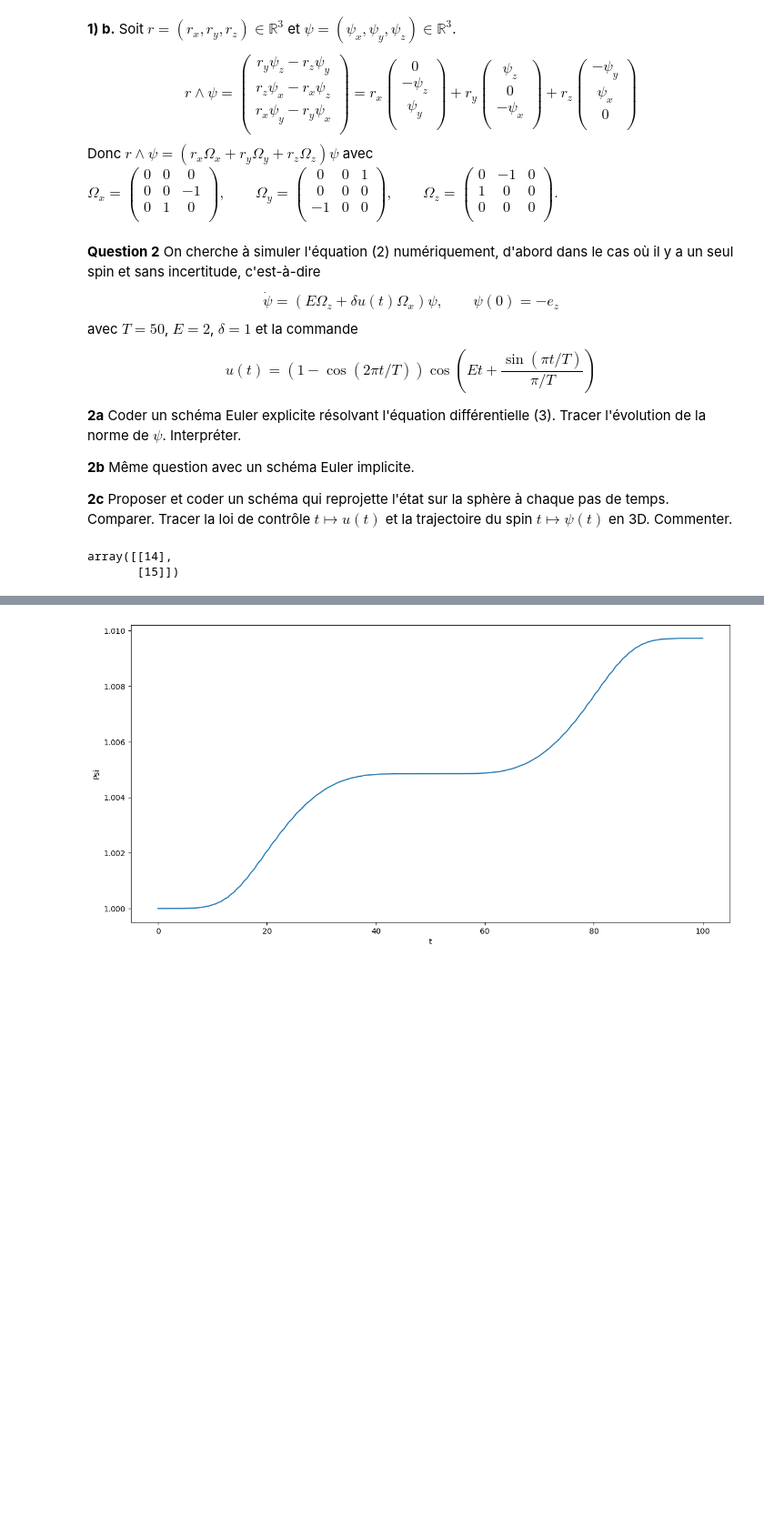
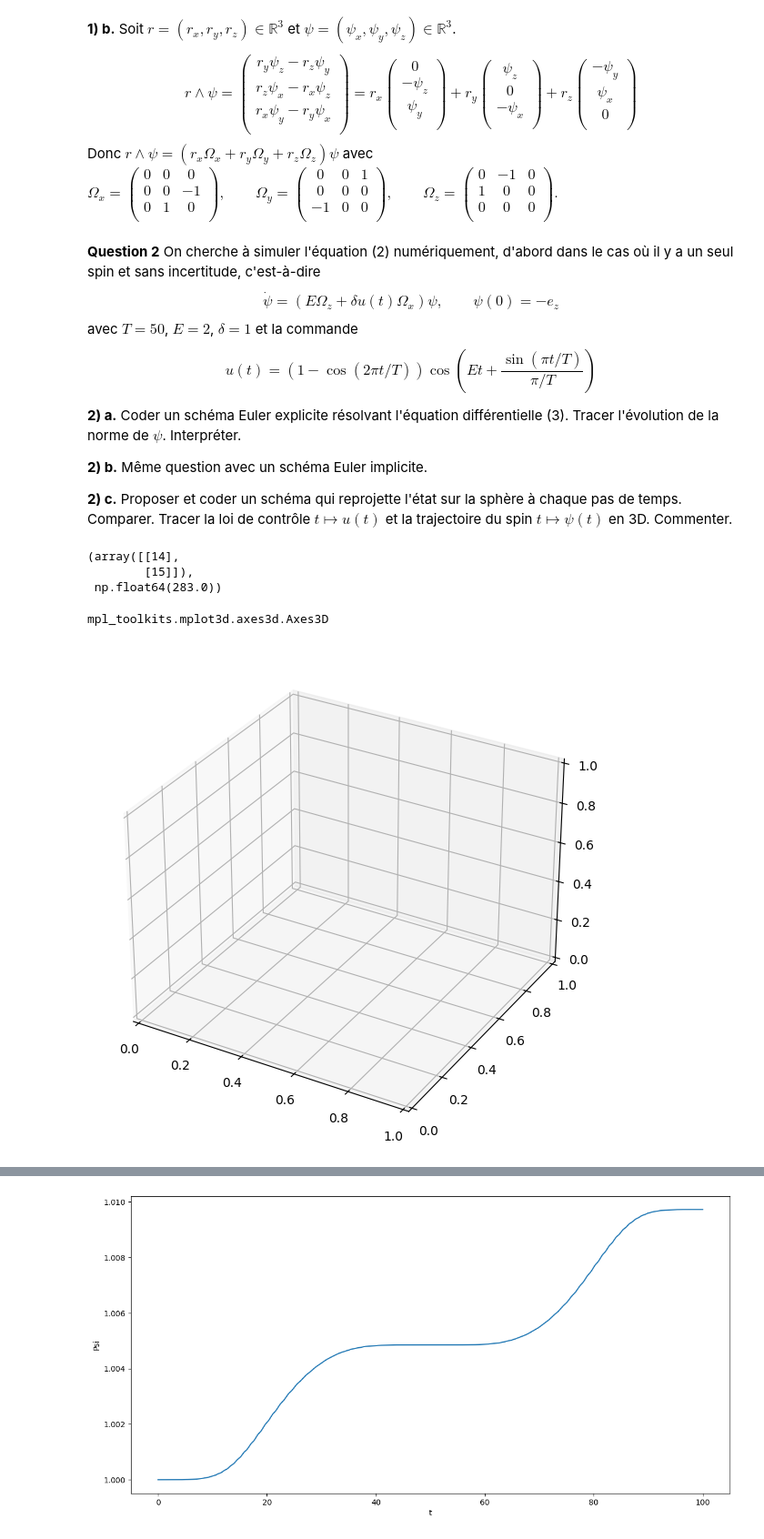
Before and after one commit to AdrienMtz/Projet_numerique_UE11-Groupe_36, a Jupyter notebook: Projet-EquationsDifferentielles-2024.ipynb, the cells around one changed output, grey strips where cells are left out. Shown at 91% size. Drawn from its saved outputs; the diff is of its cells as text; code cells hidden in the pictures; blank space fills up the shorter version.

```diff
--- a/Projet-EquationsDifferentielles-2024.ipynb
+++ b/Projet-EquationsDifferentielles-2024.ipynb
@@ -114,15 +115,23 @@ $$
 u(t)= (1-\cos(2\pi t/T))\cos\left(E t+ \frac{\sin(\pi t/T)}{\pi/T}\right)
 $$
 
-**2a** Coder un schéma Euler explicite résolvant l'équation différentielle (3). Tracer l'évolution de la norme de $\psi$. Interpréter.
+**2) a.** Coder un schéma Euler explicite résolvant l'équation différentielle (3). Tracer l'évolution de la norme de $\psi$. Interpréter.
 
-**2b** Même question avec un schéma Euler implicite.
+**2) b.** Même question avec un schéma Euler implicite.
 
-**2c** Proposer et coder un schéma qui reprojette l'état sur la sphère à chaque pas de temps. Comparer. Tracer la loi de contrôle $t\mapsto u(t)$ et la trajectoire du spin $t\mapsto \psi(t)$ en 3D. Commenter.
+**2) c.** Proposer et coder un schéma qui reprojette l'état sur la sphère à chaque pas de temps. Comparer. Tracer la loi de contrôle $t\mapsto u(t)$ et la trajectoire du spin $t\mapsto \psi(t)$ en 3D. Commenter.
 # %%
 A = np.array([[11, 3], [12, 3]])
 B = np.array([[1], [1]])
-A.dot(B)
+A.dot(B), np.linalg.norm(A)**2
 # %% [output]
-array([[14],
-       [15]])
+(array([[14],
+        [15]]),
+ np.float64(283.0))
+# %%
+fig = plt.figure()
+ax = fig.add_subplot(111, projection='3d')
+type(ax)
+# %% [output]
+mpl_toolkits.mplot3d.axes3d.Axes3D
+[figure, added]
```
Also changed, not shown: parts of 8 cells of this notebook.
